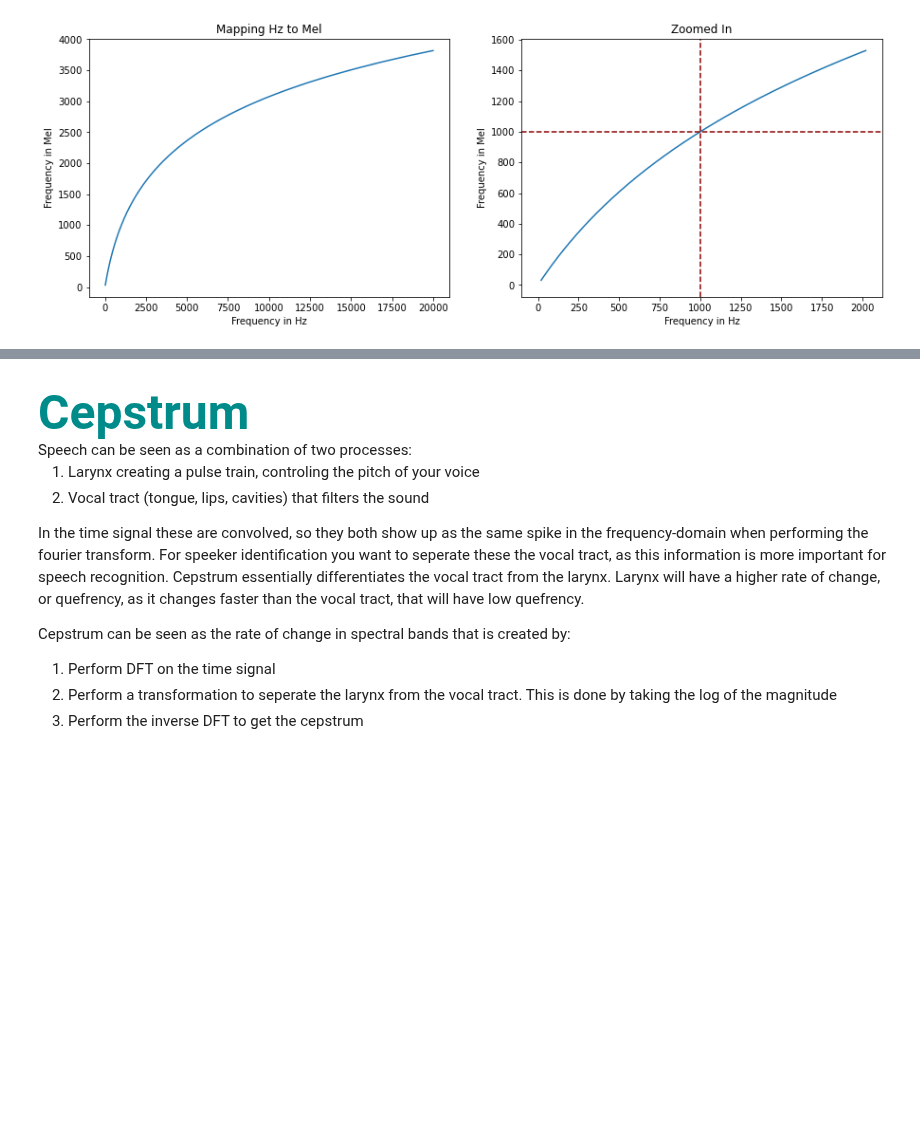
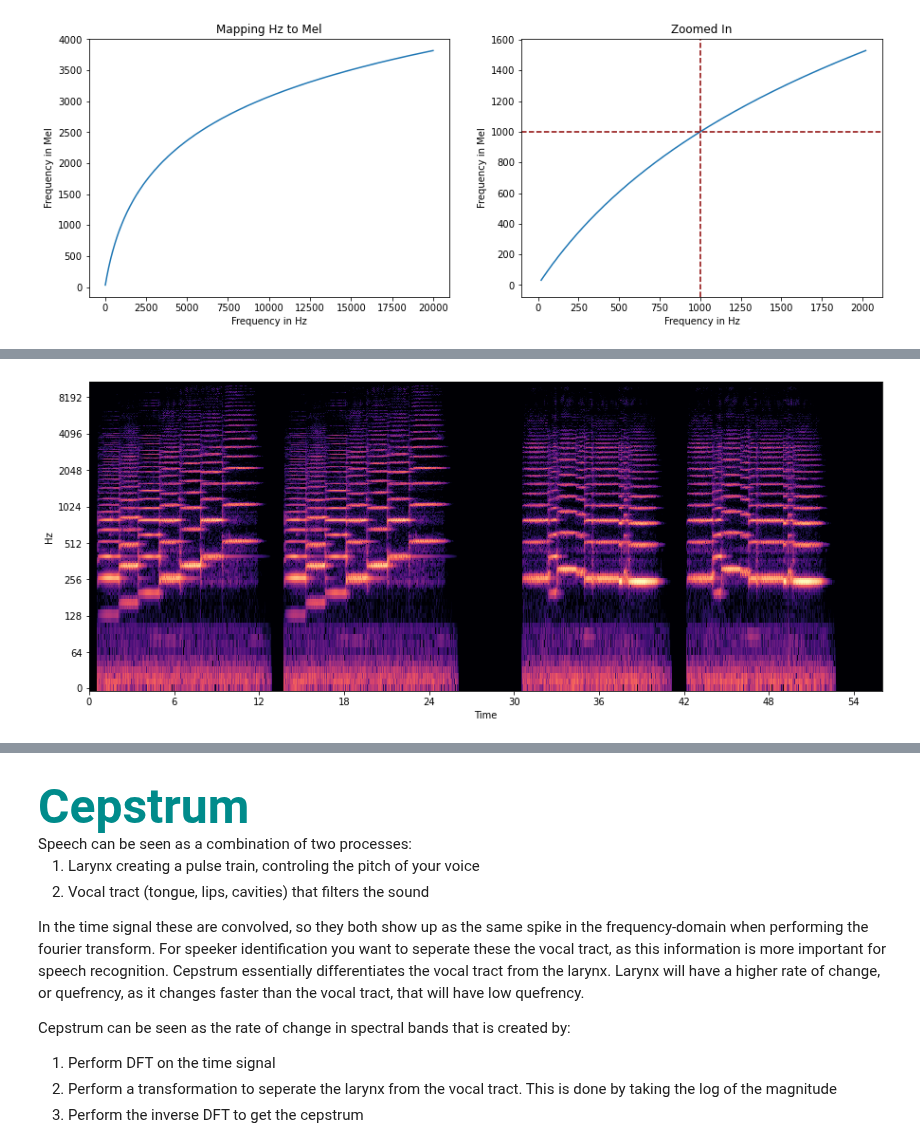
Before and after one commit to HNuijens/PythonAudioProcessing, a Jupyter notebook: Analysis/MFCC.ipynb, the cells around one changed output, grey strips where cells are left out. Drawn from its saved outputs; the diff is of its cells as text; code cells hidden in the pictures; blank space fills up the shorter version.

```diff
--- a/Analysis/MFCC.ipynb
+++ b/Analysis/MFCC.ipynb
@@ -7,3 +15,6 @@ The timbre of speech is dependend on how it is filtered by the shape of the voca
+# %%
+# import audio
+signal , sample_rate = librosa.load('samples/Violin.wav')
 # %% [markdown]
 <h3 style = "font-size:3rem;color:darkcyan">Mel-frequency</h3>
 Short time fourier transform, or spectrogram, does not quite represent audio features as humans perceive them as.
@@ -42,0 +52,11 @@ Text(0.5, 1.0, 'Zoomed In')
+# %%
+# Create spectrogram
+plt.figure(figsize=(15, 6))
+STFT = librosa.stft(signal, n_fft=2048) # return two vectors: magnitude and phase
+STFT_db = librosa.amplitude_to_db(abs(STFT), ref=np.max)
+img = librosa.display.specshow(STFT_db,
+                                       y_axis='log',
+                                       x_axis='time',
+                                       )
+# %% [output]
+[figure, added]
```
Also changed, not shown: parts of 15 cells of this notebook.
